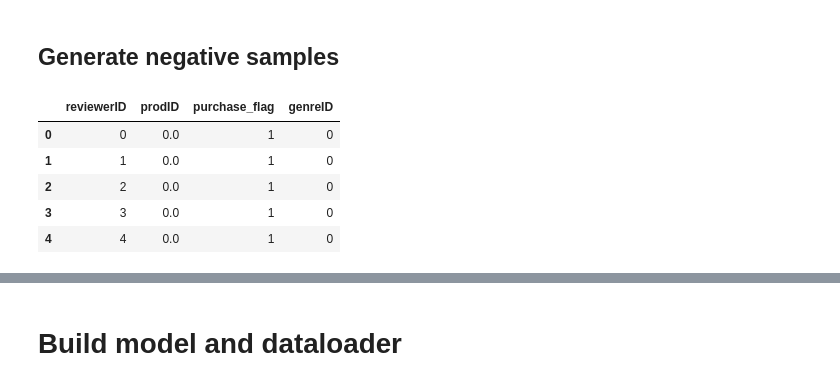
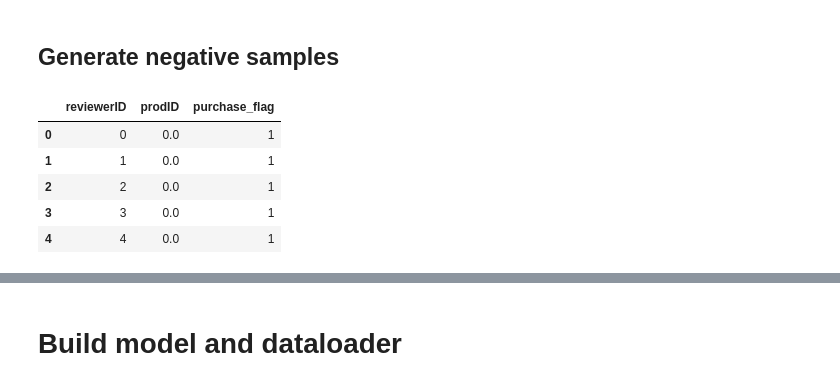
Before and after one commit to damiah/damiah.github.io, a Jupyter notebook: amazon-music-reviews/final-model.ipynb, the cells around one changed output, grey strips where cells are left out. Saved outputs shown, nothing was run; the diff lists cells and outputs as text; code cells hidden in the pictures.

```diff
--- a/amazon-music-reviews/final-model.ipynb
+++ b/amazon-music-reviews/final-model.ipynb
@@ -32,4 +13,3 @@ a = np.load('merged_album_data.pkl')
 #null album titles are no use for us
 a = a[~(a['title'].isnull())]
 a = a[['reviewerID', 'asin', 'title']].drop_duplicates(subset=['reviewerID', 'title'])
-a = a.merge(metadata[['title', 'genre']], on='title', how='inner')
@@ -44,23 +16,16 @@ len(prod_gen_onetoone),len(prod_gen_counts)
-# %%
-a = a[a['title'].isin(prod_gen_onetoone['title'])]
 # %%
 users_list = a['reviewerID'].unique()
 users_index = {user: idx for idx, user in enumerate(users_list)}
 #tranform each prod into an index
 prod_list = a['title'].unique()
 prod_index = {prod: idx for idx, prod in enumerate(prod_list)}
-#genre index
-genre_list = a['genre'].unique()
-genre_index = {genre: idx for idx, genre in enumerate(genre_list)}
-a = a[['reviewerID', 'asin','title', 'genre']]
+a = a[['reviewerID', 'asin','title']]
 a['reviewerID'] = a['reviewerID'].apply(lambda x: users_index[x]).astype('int')
 a['prodID'] = a['title'].apply(lambda x: prod_index[x]).astype('int')
 music_index = dict(zip(a['title'], a['prodID']))
-a['genreID'] = a['genre'].apply(lambda x: genre_index[x]).astype('int')
-a = a[['reviewerID', 'prodID', 'genreID']]
-a = a.drop_duplicates(subset=['reviewerID', 'prodID', 'genreID'])
+a = a[['reviewerID', 'prodID']]
+a = a.drop_duplicates(subset=['reviewerID', 'prodID'])
 a['purchase_flag'] = 1
-prod_genre = a[['prodID', 'genreID']].drop_duplicates()
 # %% [markdown]
 ## Generate negative samples
 # %%
@@ -79,16 +44,15 @@ a_shrink['negative_prodIDs'] = a_shrink['prodIDs'].apply(lambda x: negsamp_vecto
 # %%
 s = a_shrink.apply(lambda x: pd.Series(x['negative_prodIDs']),axis=1).stack().reset_index(level=1, drop=True)
 s.name = 'prodID'
 a_shrink = a_shrink.drop(['prodIDs','negative_prodIDs'], axis=1).join(s)
 a_shrink['purchase_flag'] = 0
 a = pd.concat([a[['reviewerID', 'prodID', 'purchase_flag']], a_shrink], ignore_index=True)
-a = a.merge(prod_genre, how='inner', on='prodID')
 a.head()
 # %% [output]
-|  | reviewerID | prodID | purchase_flag | genreID |
-| 0 | 0 | 0.0 | 1 | 0 |
-| 1 | 1 | 0.0 | 1 | 0 |
-| 2 | 2 | 0.0 | 1 | 0 |
-| 3 | 3 | 0.0 | 1 | 0 |
-| 4 | 4 | 0.0 | 1 | 0 |
+|  | reviewerID | prodID | purchase_flag |
+| 0 | 0 | 0.0 | 1 |
+| 1 | 1 | 0.0 | 1 |
+| 2 | 2 | 0.0 | 1 |
+| 3 | 3 | 0.0 | 1 |
+| 4 | 4 | 0.0 | 1 |
 # %%
```
Also changed, not shown: parts of 35 cells of this notebook.
